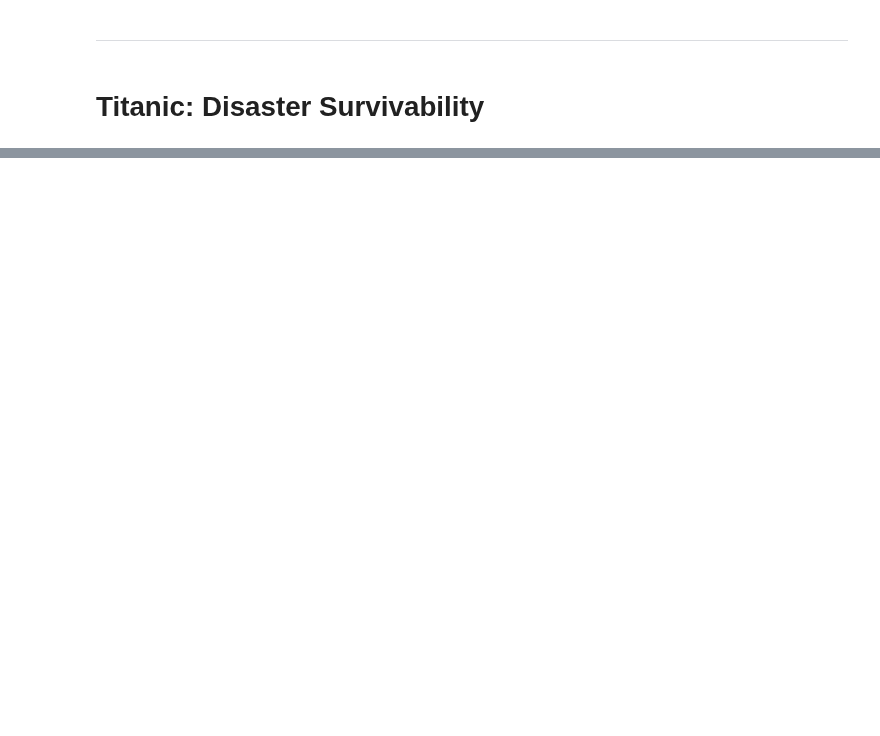
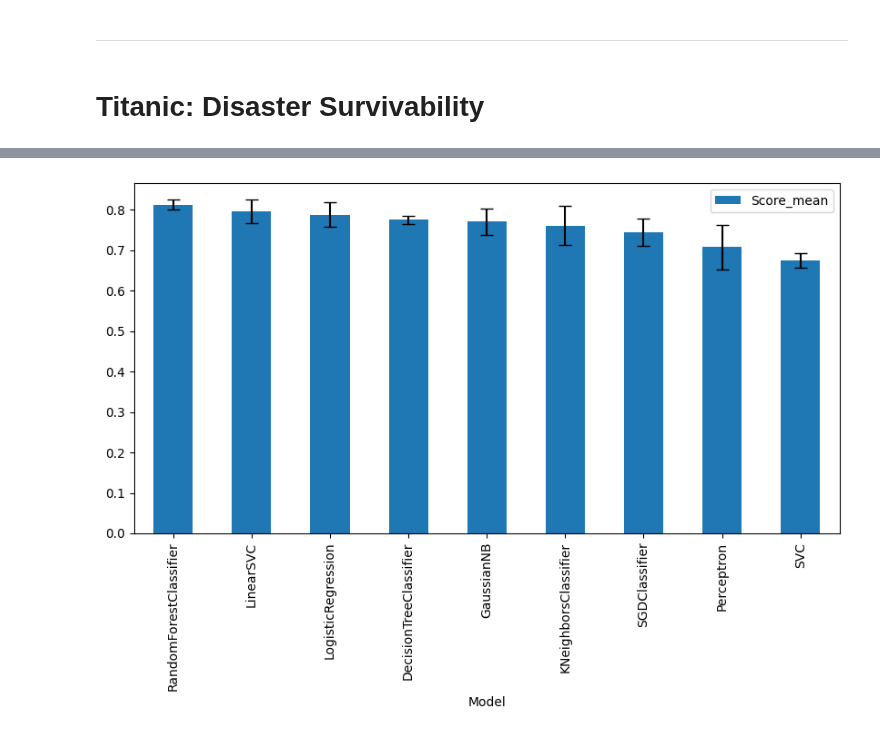
Before and after one commit to wr-porini/Course_ITS-BigData24-26_Anno2, a Jupyter notebook: Python/20251015/praticaML.ipynb, the cells around one changed output, grey strips where cells are left out. Drawn from its saved outputs; the diff is of its cells as text; code cells hidden in the pictures; blank space fills up the shorter version.

```diff
--- a/Python/20251015/praticaML.ipynb
+++ b/Python/20251015/praticaML.ipynb
@@ -99,0 +1019,11 @@ Text(0.5, 0, 'Mean decrease in impurity')
+# %%
+cvresults = []
+
+class CVResult:
+    def __init__(self, model_name, score_mean, score_std):
+        self.model_name = model_name
+        self.score_mean = score_mean
+        self.score_std = score_std
+
+    def to_dict(self):
+        return {'Model': self.model_name, 'Score_mean': self.score_mean, 'Score_std': self.score_std}
@@ -99,0 +1080,4 @@ Text(0.5, 0, 'Mean decrease in impurity')
+# %%
+results_df = pd.DataFrame([cvresult.to_dict() for cvresult in cvresults])
+results_df = results_df.sort_values(by='Score_mean', ascending=False)
+results_df
@@ -99,0 +1095,5 @@ Text(0.5, 0, 'Mean decrease in impurity')
+# %%
+ax = results_df.plot.bar(x='Model', y='Score_mean', figsize=(10, 5), yerr='Score_std', capsize=5)
+ax.tick_params(axis='x', rotation=90)
+# %% [output]
+[figure, added]
```
Also changed, not shown: parts of 142 cells of this notebook.
